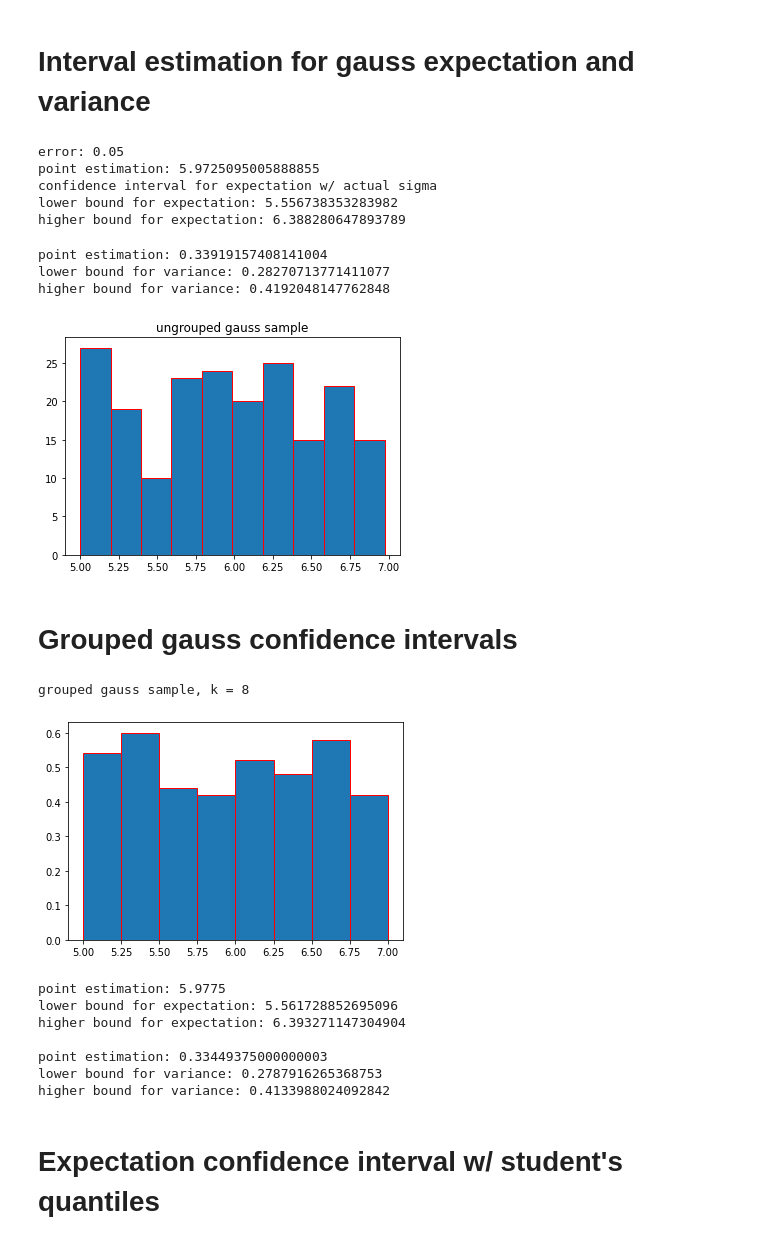
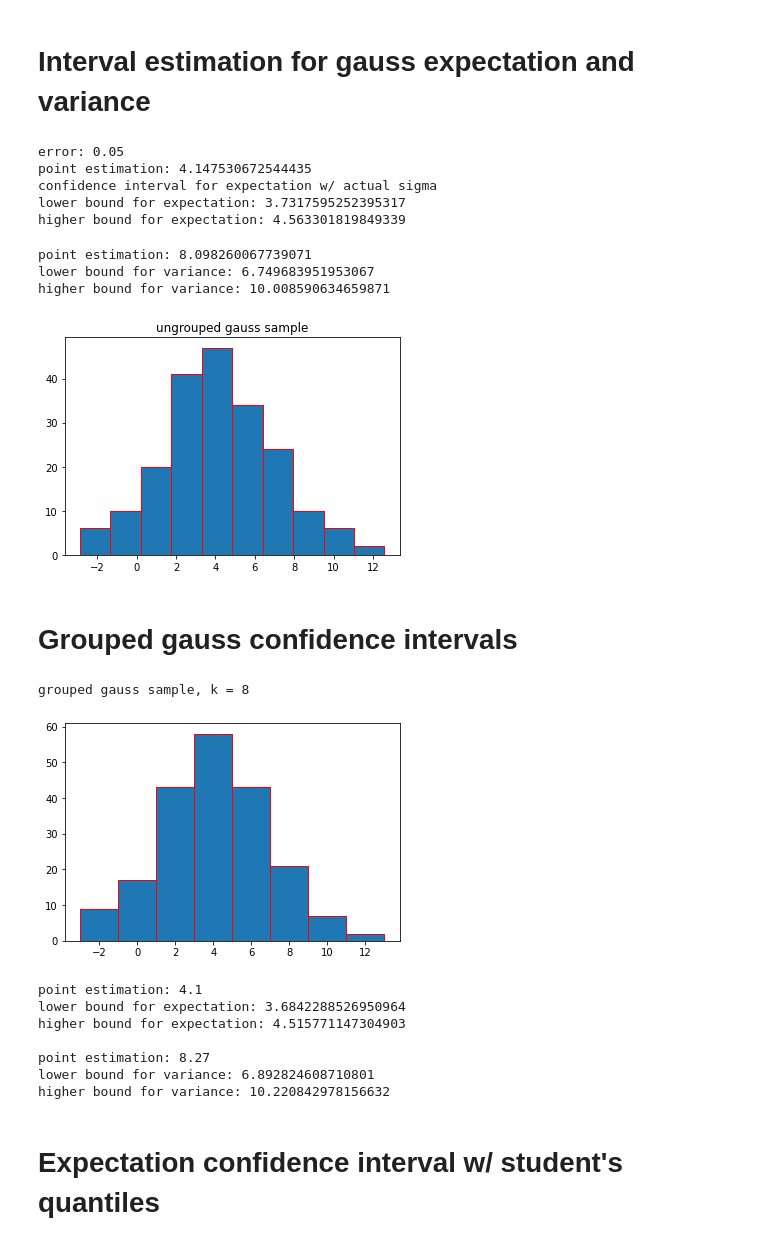
Before and after one commit to PIDAMI/math_statistics, a Jupyter notebook: task2/task2.ipynb, the cells around one changed output. Drawn from its saved outputs; the diff is of its cells as text; code cells hidden in the pictures.

```diff
--- a/task2/task2.ipynb
+++ b/task2/task2.ipynb
@@ -78,8 +81,8 @@ def group_data(data, k):
         grouped[i] = invervals_mids[entry_group]
 
     _, counts = np.unique(grouped, return_counts=True)
-    scaled_counts = [x / sum(counts) for x in counts]
-    plt.bar(invervals_mids, [x / (bounds[1] - bounds[0]) for x in scaled_counts],
+    scaled_counts = [x  for x in counts]
+    plt.bar(invervals_mids, [x for x in scaled_counts],
             width = bounds[1] - bounds[0],
             edgecolor='red')
     plt.show()
@@ -161,11 +183,15 @@ Variation coef: 0.09724733825649547
 # %% [markdown]
 # Interval estimation for gauss expectation and variance
+# %%
+alpha = 0.05
 # %%
 gauss_exp = 4
 gauss_var = 9
 
 # 2nd param is standard deviation, not variance
-gauss_sample = get_truncated_normal(gauss_exp, gauss_var**0.5, a, b).rvs(size=n)
+# gauss_sample = get_truncated_normal(gauss_exp, gauss_var**0.5, a, b).rvs(size=n)
+gauss_sample = stat.norm.rvs(loc=gauss_exp, scale=gauss_var**0.5,size=n)
+
 
 mu_lower, mu_higher = conf_interval_exp(gauss_sample, alpha, gauss_var)
 print(f"error: {alpha}")
@@ -175,10 +201,10 @@ print(f'lower bound for expectation: {mu_lower}')
 print(f'higher bound for expectation: {mu_higher}')
 # %% [output]
 error: 0.05
-point estimation: 5.9725095005888855
+point estimation: 4.147530672544435
 confidence interval for expectation w/ actual sigma
-lower bound for expectation: 5.556738353283982
-higher bound for expectation: 6.388280647893789
+lower bound for expectation: 3.7317595252395317
+higher bound for expectation: 4.563301819849339
 # %%
 sigma2_lower, sigma2_higher = conf_interval_var(gauss_sample, n, alpha)
 
@@ -186,43 +212,41 @@ print(f"point estimation: {np.var(gauss_sample)}")
 print(f'lower bound for variance: {sigma2_lower}')
 print(f'higher bound for variance: {sigma2_higher}')
 # %% [output]
-point estimation: 0.33919157408141004
-lower bound for variance: 0.28270713771411077
-higher bound for variance: 0.4192048147762848
+point estimation: 8.098260067739071
+lower bound for variance: 6.749683951953067
+higher bound for variance: 10.008590634659871
 # %%
 plt.hist(gauss_sample, edgecolor = 'red')
 plt.title("ungrouped gauss sample")
 plt.show()
 # %% [output]
-[figure, old version]
+[figure, new version]
 # %% [markdown]
 # Grouped gauss confidence intervals
 # %%
 k = 8
 print(f'grouped gauss sample, k = {k}')
 grouped = group_data(gauss_sample, k)
-# plt.bar(interval_mids, [x for x in grouped], width = interval_mids[1] - interval_mids[0], edgecolor = 'red')
 
+mu_lower_group, mu_higher_group = conf_interval_exp(grouped, alpha, gauss_var)
+print(f"point estimation: {np.mean(grouped)}")
+print(f'lower bound for expectation: {mu_lower_group}')
+print(f'higher bound for expectation: {mu_higher_group}\n')
 
-mu_lower, mu_higher = conf_interval_exp(grouped, alpha, gauss_var)
-print(f"point estimation: {np.mean(grouped)}")
-print(f'lower bound for expectation: {mu_lower}')
-print(f'higher bound for expectation: {mu_higher}\n')
-
-sigma2_lower, sigma2_higher = conf_interval_var(grouped, n, alpha)
+sigma2_lower_group, sigma2_higher_group = conf_interval_var(grouped, n, alpha)
 print(f"point estimation: {np.var(grouped)}")
-print(f'lower bound for variance: {sigma2_lower}')
-print(f'higher bound for variance: {sigma2_higher}')
+print(f'lower bound for variance: {sigma2_lower_group}')
+print(f'higher bound for variance: {sigma2_higher_group}')
 # %% [output]
 grouped gauss sample, k = 8
-[figure, old version]
+[figure, new version]
-point estimation: 5.9775
-lower bound for expectation: 5.561728852695096
-higher bound for expectation: 6.393271147304904
+point estimation: 4.1
+lower bound for expectation: 3.6842288526950964
+higher bound for expectation: 4.515771147304903
 
-point estimation: 0.33449375000000003
-lower bound for variance: 0.2787916265368753
-higher bound for variance: 0.4133988024092842
+point estimation: 8.27
+lower bound for variance: 6.892824608710801
+higher bound for variance: 10.220842978156632
 # %% [markdown]
 #  Expectation confidence interval w/ student's quantiles
 # %%
```
Also changed, not shown: parts of 8 cells of this notebook.
